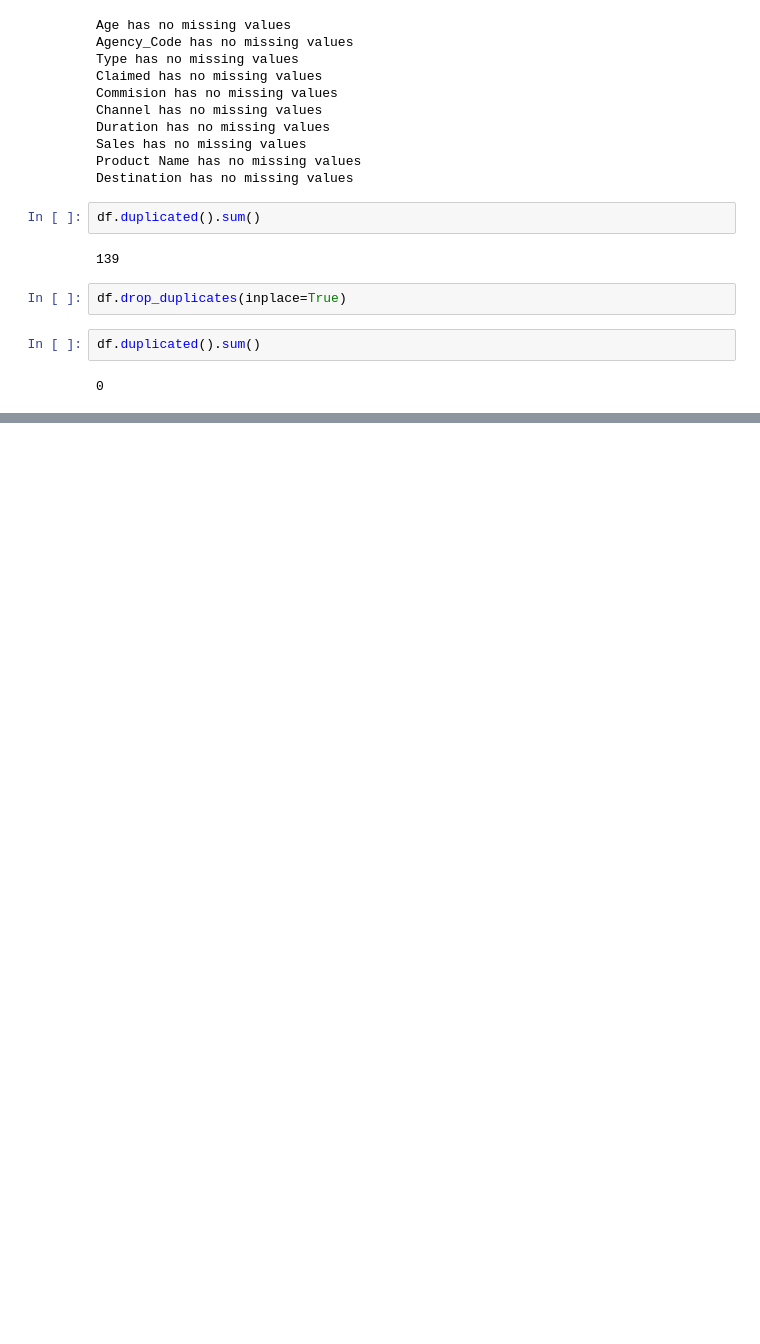
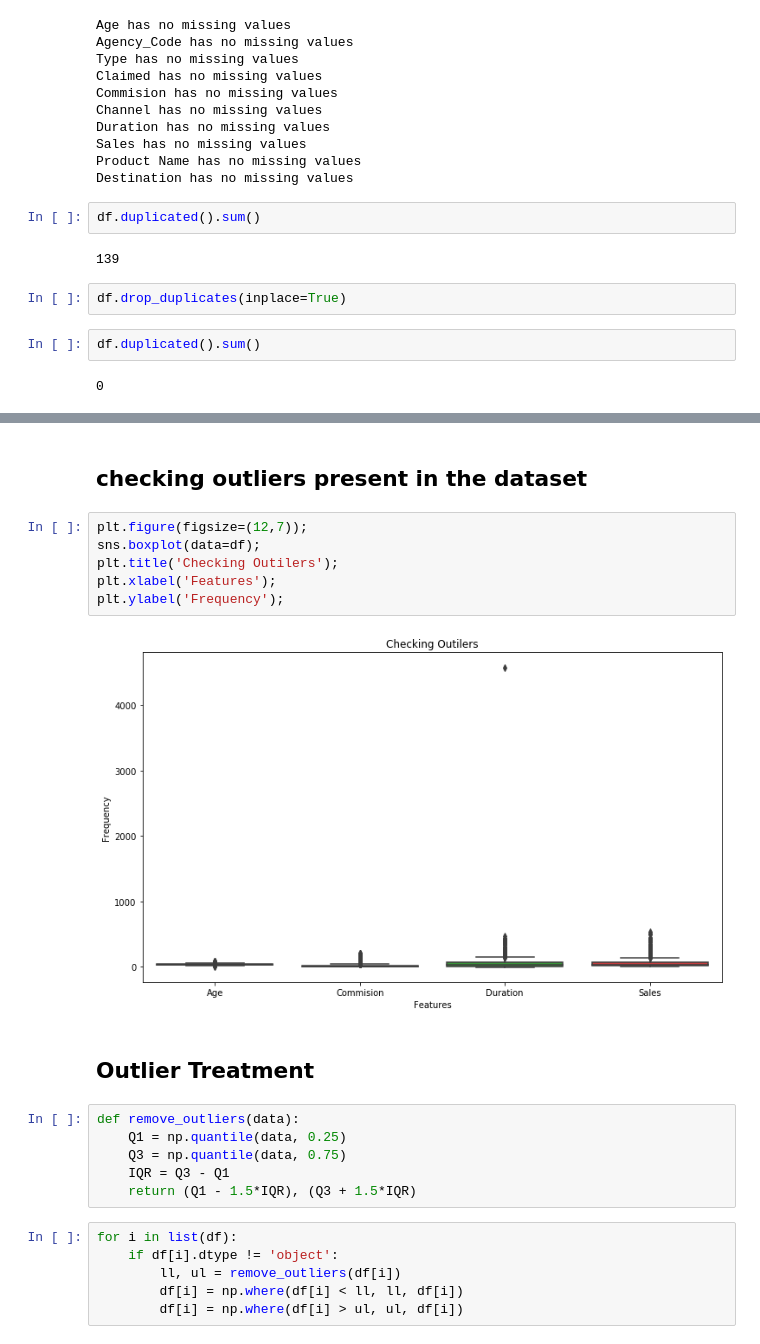
Before and after one commit to Abhishek768/InsuranceClaimStatus, a Jupyter notebook: InsuranceClaimStatus.ipynb, the cells around one changed output, grey strips where cells are left out. Drawn from its saved outputs; the diff is of its cells as text; blank space fills up the shorter version.

Commit message:
treating outliers

```diff
--- a/InsuranceClaimStatus.ipynb
+++ b/InsuranceClaimStatus.ipynb
@@ -82,0 +82,24 @@ df.duplicated().sum()
+# %% [markdown]
+## checking outliers present in the dataset
+# %%
+plt.figure(figsize=(12,7));
+sns.boxplot(data=df);
+plt.title('Checking Outilers');
+plt.xlabel('Features');
+plt.ylabel('Frequency');
+# %% [output]
+[figure, added]
+# %% [markdown]
+## Outlier Treatment
+# %%
+def remove_outliers(data):
+    Q1 = np.quantile(data, 0.25)
+    Q3 = np.quantile(data, 0.75)
+    IQR = Q3 - Q1
+    return (Q1 - 1.5*IQR), (Q3 + 1.5*IQR)
+# %%
+for i in list(df):
+    if df[i].dtype != 'object':
+        ll, ul = remove_outliers(df[i])
+        df[i] = np.where(df[i] < ll, ll, df[i])
+        df[i] = np.where(df[i] > ul, ul, df[i])
```
Also changed, not shown: parts of 4 cells of this notebook.
